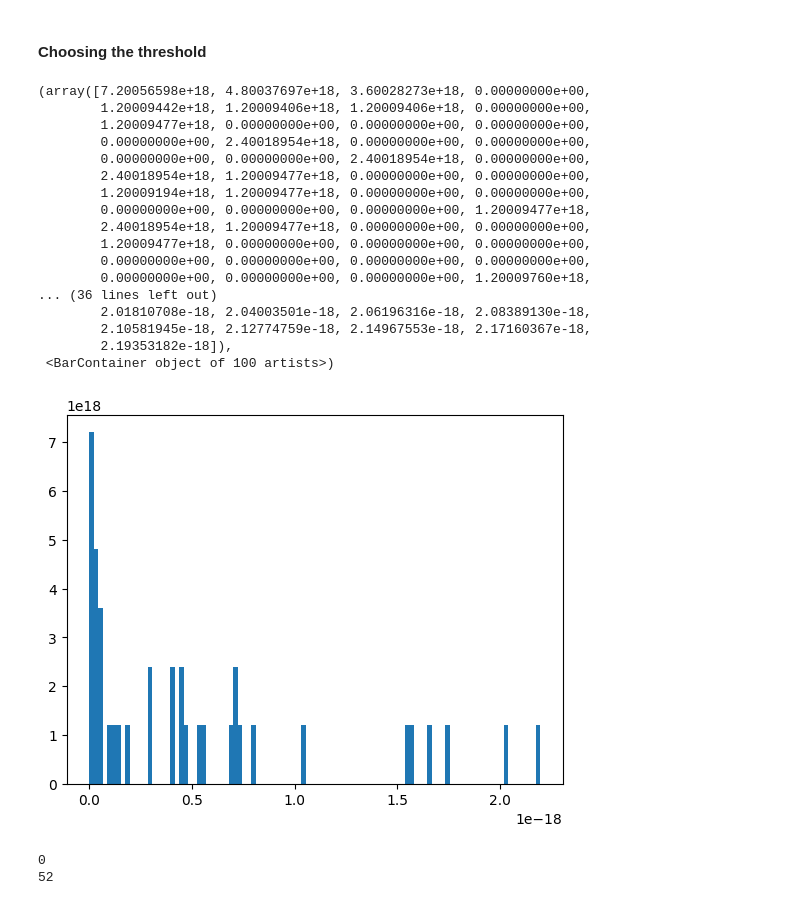
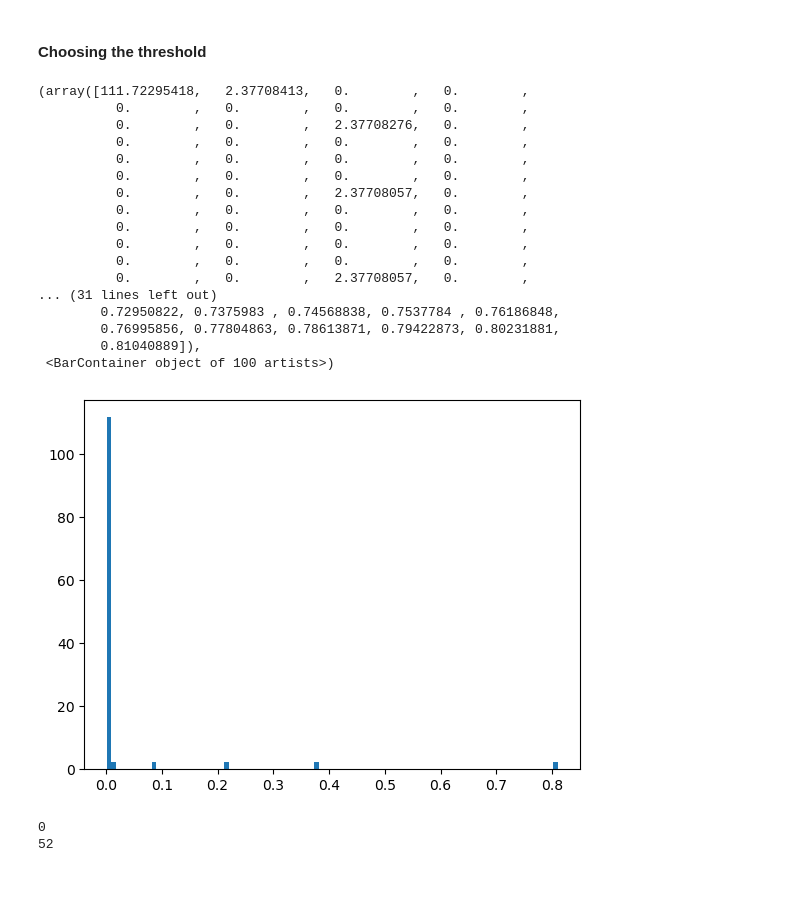
Before and after one commit to PDeySarkar103/HGCAL_CMS, a Jupyter notebook: All_particle_TICL_HGCAL_Linking.ipynb, the cells around one changed output. Saved outputs shown, nothing was run; the diff lists cells and outputs as text; code cells hidden in the pictures.

```diff
--- a/All_particle_TICL_HGCAL_Linking.ipynb
+++ b/All_particle_TICL_HGCAL_Linking.ipynb
@@ -248,36 +248,37 @@ edge_features.shape
 # %% [markdown]
 #### Choosing the threshold
 # %%
+import matplotlib.pyplot as plt
 test_sample=all_events[99]
 event,pid=test_sample
 assoc=event["assoc"]
 simTICL=event["simTICL"]
 reco_to_sim=ak.flatten(assoc["CLUE3DHigh_recoToSim_CP"])
-sharedE=ak.flatten(assoc["CLUE3DHigh_recoToSim_CP_score"])
+sharedE=ak.flatten(assoc["CLUE3DHigh_recoToSim_CP_sharedE"])
 sim_energy=simTICL["simTICLCandidate_raw_energy"]
 ratio=ak.to_numpy(sharedE/sim_energy[reco_to_sim])
 mask=ratio>0.0
 plt.hist(ratio[mask],bins=100,density=True)
 #plt.yscale("log")
 # %% [output]
-(array([7.20056598e+18, 4.80037697e+18, 3.60028273e+18, 0.00000000e+00,
-        1.20009442e+18, 1.20009406e+18, 1.20009406e+18, 0.00000000e+00,
-        1.20009477e+18, 0.00000000e+00, 0.00000000e+00, 0.00000000e+00,
-        0.00000000e+00, 2.40018954e+18, 0.00000000e+00, 0.00000000e+00,
-        0.00000000e+00, 0.00000000e+00, 2.40018954e+18, 0.00000000e+00,
-        2.40018954e+18, 1.20009477e+18, 0.00000000e+00, 0.00000000e+00,
-        1.20009194e+18, 1.20009477e+18, 0.00000000e+00, 0.00000000e+00,
-        0.00000000e+00, 0.00000000e+00, 0.00000000e+00, 1.20009477e+18,
-        2.40018954e+18, 1.20009477e+18, 0.00000000e+00, 0.00000000e+00,
-        1.20009477e+18, 0.00000000e+00, 0.00000000e+00, 0.00000000e+00,
-        0.00000000e+00, 0.00000000e+00, 0.00000000e+00, 0.00000000e+00,
-        0.00000000e+00, 0.00000000e+00, 0.00000000e+00, 1.20009760e+18,
-... (36 lines left out)
-        2.01810708e-18, 2.04003501e-18, 2.06196316e-18, 2.08389130e-18,
-        2.10581945e-18, 2.12774759e-18, 2.14967553e-18, 2.17160367e-18,
-        2.19353182e-18]),
+(array([111.72295418,   2.37708413,   0.        ,   0.        ,
+          0.        ,   0.        ,   0.        ,   0.        ,
+          0.        ,   0.        ,   2.37708276,   0.        ,
+          0.        ,   0.        ,   0.        ,   0.        ,
+          0.        ,   0.        ,   0.        ,   0.        ,
+          0.        ,   0.        ,   0.        ,   0.        ,
+          0.        ,   0.        ,   2.37708057,   0.        ,
+          0.        ,   0.        ,   0.        ,   0.        ,
+          0.        ,   0.        ,   0.        ,   0.        ,
+          0.        ,   0.        ,   0.        ,   0.        ,
+          0.        ,   0.        ,   0.        ,   0.        ,
+          0.        ,   0.        ,   2.37708057,   0.        ,
+... (31 lines left out)
+        0.72950822, 0.7375983 , 0.74568838, 0.7537784 , 0.76186848,
+        0.76995856, 0.77804863, 0.78613871, 0.79422873, 0.80231881,
+        0.81040889]),
  <BarContainer object of 100 artists>)
-[figure, old version]
+[figure, new version]
 # %%
 print(ak.sum(np.isnan(ratio)))
 print(ak.sum(~np.isnan(ratio)))
```
Also changed, not shown: parts of 17 cells of this notebook.
